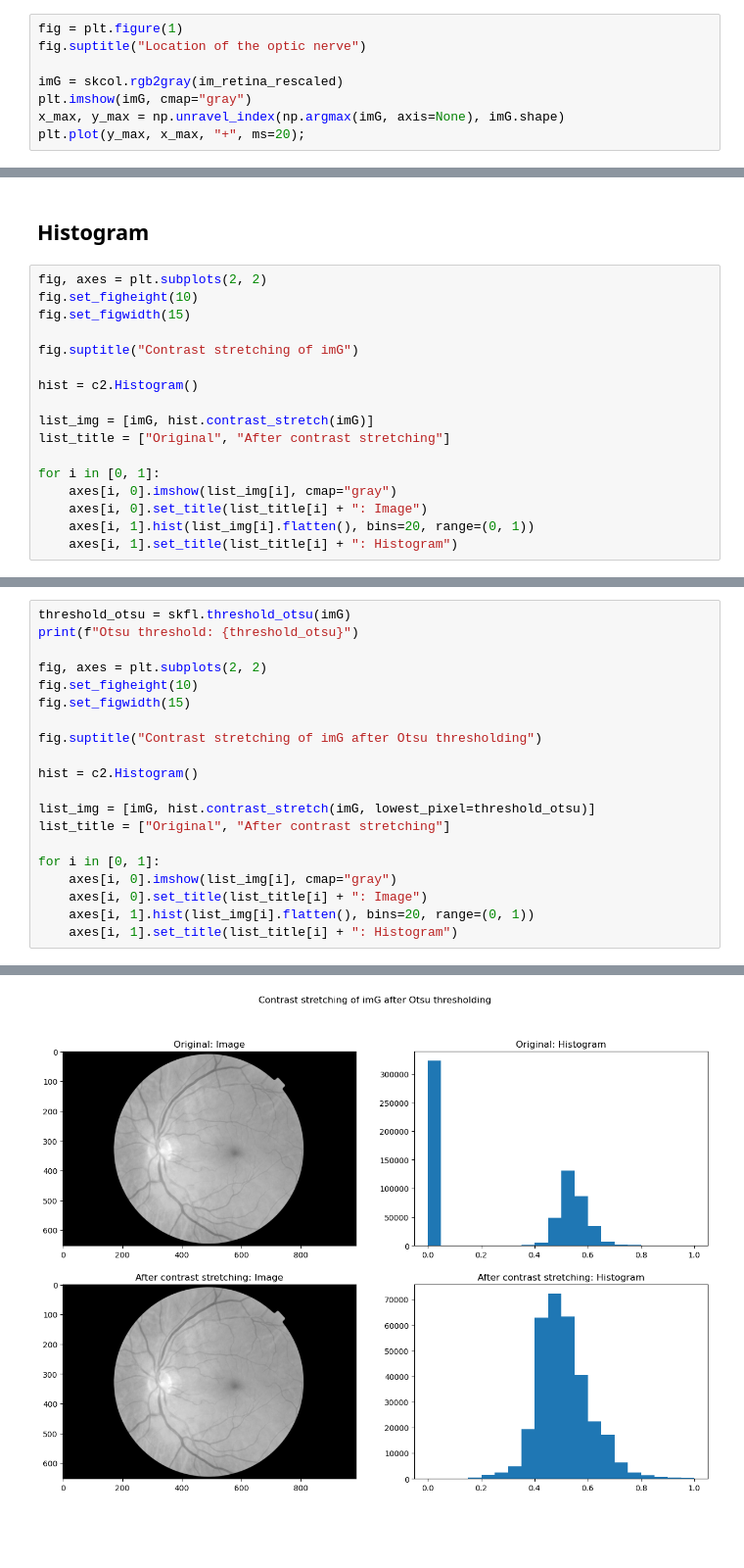
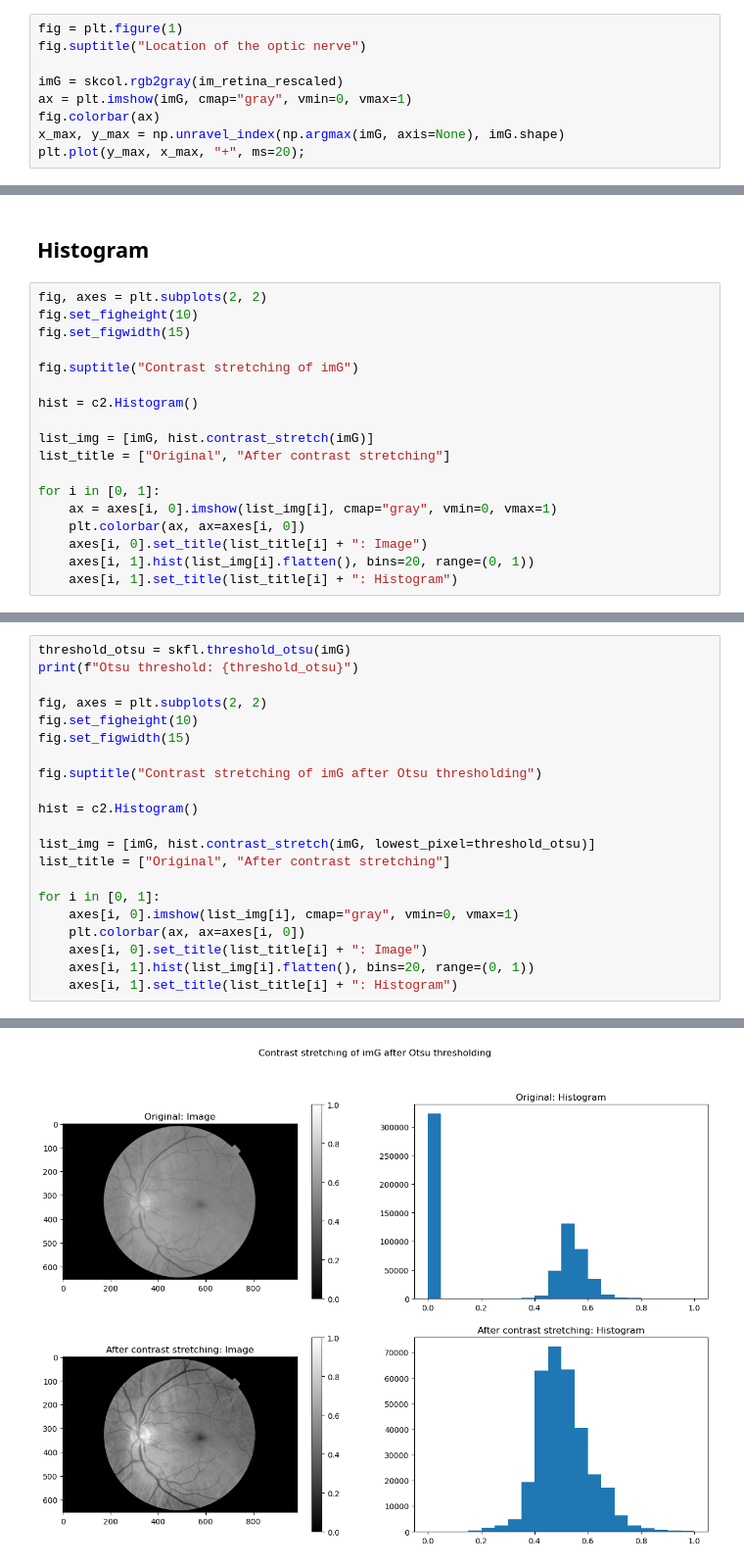
Before and after one commit to chinmaymokashicm/bmi_6331, a Jupyter notebook: module_2/assignment02-nb.ipynb, the cells around one changed output, grey strips where cells are left out. Shown at 98% size. Saved outputs shown, nothing was run; the diff lists cells and outputs as text; blank space fills up the shorter version.

```diff
--- a/module_2/assignment02-nb.ipynb
+++ b/module_2/assignment02-nb.ipynb
@@ -49,7 +56,8 @@ fig = plt.figure(1)
 fig.suptitle("Location of the optic nerve")
 
 imG = skcol.rgb2gray(im_retina_rescaled)
-plt.imshow(imG, cmap="gray")
+ax = plt.imshow(imG, cmap="gray", vmin=0, vmax=1)
+fig.colorbar(ax)
 x_max, y_max = np.unravel_index(np.argmax(imG, axis=None), imG.shape)
 plt.plot(y_max, x_max, "+", ms=20);
 # %% [output]
@@ -83,7 +92,8 @@ list_img = [imG, hist.contrast_stretch(imG)]
 list_title = ["Original", "After contrast stretching"]
 
 for i in [0, 1]:
-    axes[i, 0].imshow(list_img[i], cmap="gray")
+    ax = axes[i, 0].imshow(list_img[i], cmap="gray", vmin=0, vmax=1)
+    plt.colorbar(ax, ax=axes[i, 0])
     axes[i, 0].set_title(list_title[i] + ": Image")
     axes[i, 1].hist(list_img[i].flatten(), bins=20, range=(0, 1))
     axes[i, 1].set_title(list_title[i] + ": Histogram")
@@ -92,26 +102,27 @@ for i in [0, 1]:
 # %%
 threshold_otsu = skfl.threshold_otsu(imG)
 print(f"Otsu threshold: {threshold_otsu}")
 
 fig, axes = plt.subplots(2, 2)
 fig.set_figheight(10)
 fig.set_figwidth(15)
 
 fig.suptitle("Contrast stretching of imG after Otsu thresholding")
 
 hist = c2.Histogram()
 
 list_img = [imG, hist.contrast_stretch(imG, lowest_pixel=threshold_otsu)]
 list_title = ["Original", "After contrast stretching"]
 
 for i in [0, 1]:
-    axes[i, 0].imshow(list_img[i], cmap="gray")
+    axes[i, 0].imshow(list_img[i], cmap="gray", vmin=0, vmax=1)
+    plt.colorbar(ax, ax=axes[i, 0])
     axes[i, 0].set_title(list_title[i] + ": Image")
     axes[i, 1].hist(list_img[i].flatten(), bins=20, range=(0, 1))
     axes[i, 1].set_title(list_title[i] + ": Histogram")
 # %% [output]
 Otsu threshold: 0.2727658167289505
-[figure, old version]
+[figure, new version]
 # %%
 hist = c2.Histogram()
 folderpath_img = "/home/chinmay/Documents/UTHealth/Code/bmi_6331/module_2/data/data"
```
Also changed, not shown: parts of 8 cells of this notebook, 3 other files.
